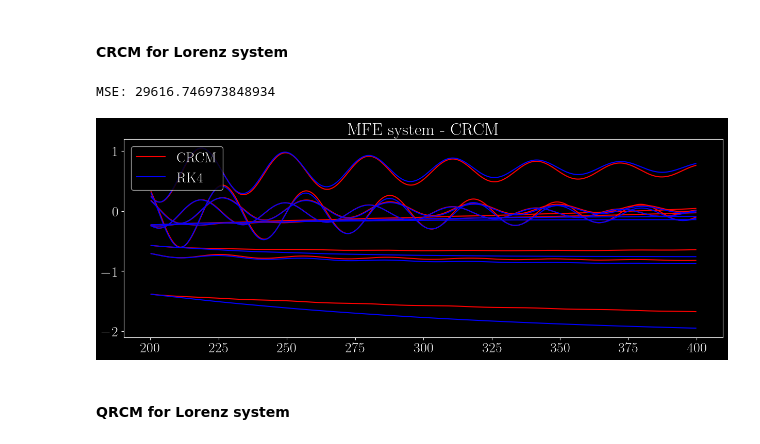
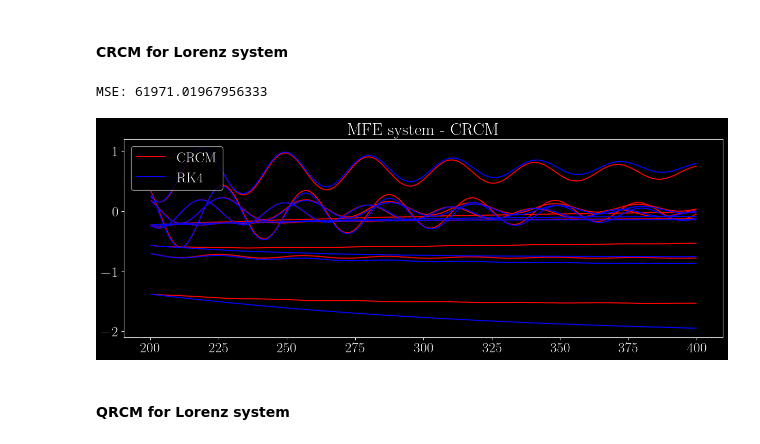
Before and after one commit to raihaan123/Quantum-Turbulence-Learning, a Jupyter notebook: src/MFE.ipynb, the cells around one changed output. Saved outputs shown, nothing was run; the diff lists cells and outputs as text; code cells hidden in the pictures.

```diff
--- a/src/MFE.ipynb
+++ b/src/MFE.ipynb
@@ -43,10 +42,10 @@ mfe9.plot()
 # %%
 # Initialise the ESN
 crcm = CRCM(solver=mfe9,
-            N_units=500,
-            connectivity=5,
-            eps=1e-1,
-            tik=1e-6,
+            N_units=7040,
+            connectivity=49,
+            eps=0.7209,
+            tik=2.906e-4,
             # sigmoid
             activation=lambda x: 1/(1+np.exp(-x)),
             seed=0)
@@ -54,8 +53,11 @@ crcm = CRCM(solver=mfe9,
 crcm.train()
 crcm.forward()
 # %% [output]
-MSE: 29616.746973848934
+MSE: 61971.01967956333
-[figure, removed]
+# %%
+crcm.plot_results(mfe9.Y["Test"])
+# %% [output]
+[figure, added]
 # %% [markdown]
 #### QRCM for Lorenz system
 # %%
```
Also changed, not shown: parts of 2 cells of this notebook, 18 other files.
